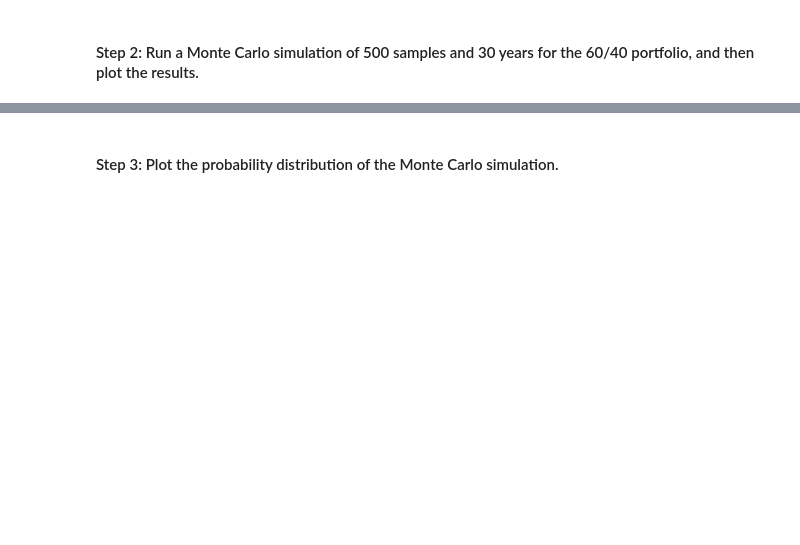
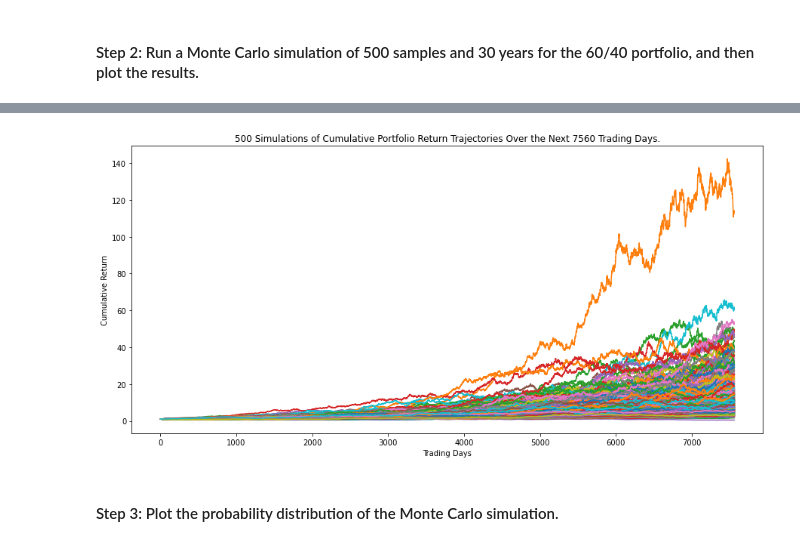
Before and after one commit to jasonjgarcia24/financial-planning-tools, a Jupyter notebook: financial_planning_tools.ipynb, the cells around one changed output, grey strips where cells are left out. Drawn from its saved outputs; the diff is of its cells as text; code cells hidden in the pictures; blank space fills up the shorter version.

```diff
--- a/financial_planning_tools.ipynb
+++ b/financial_planning_tools.ipynb
@@ -26,5 +25,7 @@ from monte_carlo_sim.alpaca.timezone             import get_et_datetime
 
 %matplotlib inline
+# %%
+yearly_trading_days = 252
 # %%
 # Load the environment variables from the .env file
 #by calling the load_dotenv function
@@ -671,19 +698,26 @@ In this section, you’ll use the MCForecastTools library to create a Monte Carl
 # %%
 # Set start and end dates of 3 years back from your current date
 # Alternatively, you can use an end date of 2020-08-07 and work 3 years back from that date
-# YOUR CODE HERE
-# YOUR CODE HERE
+TZ = "America/New_York"
+start_date = pd.Timestamp("2017-08-07", tz=TZ).isoformat()
+end_date   = pd.Timestamp("2020-08-07", tz=TZ).isoformat()
 
 # Set number of rows to 1000 to retrieve the maximum amount of rows
-# YOUR CODE HERE
+number_of_rows = 1000
 # %%
 # Use the Alpaca get_barset function to make the API call to get the 3 years worth of pricing data
 # The tickers and timeframe parameters should have been set in Part 1 of this activity
 # The start and end dates should be updated with the information set above
 # Remember to add the df property to the end of the call so the response is returned as a DataFrame
-# YOUR CODE HERE
+price_data_df = alpaca.get_barset(
+    tickers,
+    timeframe,
+    limit=number_of_rows,
+    start=start_date,
+    end=end_date
+).df
 
 
 # Display both the first and last five rows of the DataFrame
-# YOUR CODE HERE
-# YOUR CODE HERE
+display(price_data_df.head(5))
+display(price_data_df.tail(5))
@@ -693,7 +744,16 @@ In this section, you’ll use the MCForecastTools library to create a Monte Carl
 # Configure the Monte Carlo simulation to forecast 30 years cumulative returns
 # The weights should be split 40% to AGG and 60% to SPY.
 # Run 500 samples.
-# YOUR CODE HERE
+weights_dict = {spy.ticker: 0.60, agg.ticker: 0.40}
+weights = [weights_dict[ticker] for ticker in price_data_df.columns.get_level_values(0).unique()]
+weights
+
+MC_thirty_year = MCSimulation(
+    portfolio_data=price_data_df,
+    weights=weights,
+    num_simulation=500,
+    num_trading_days=yearly_trading_days * 30
+)
 
 # Review the simulation input data
-# YOUR CODE HERE
+MC_thirty_year.portfolio_data.head()
@@ -703,7 +803,11 @@ In this section, you’ll use the MCForecastTools library to create a Monte Carl
 # %%
 # Visualize the 30-year Monte Carlo simulation by creating an
 # overlay line plot
-# YOUR CODE HERE
+MC_thirty_year.plot_simulation(figsize=(15,7),
+                               xlabel="Trading Days",
+                               ylabel="Cumulative Return");
+# %% [output]
+[figure, added]
 # %% [markdown]
 #### Step 3: Plot the probability distribution of the Monte Carlo simulation.
 # %%
```
Also changed, not shown: parts of 28 cells of this notebook.
